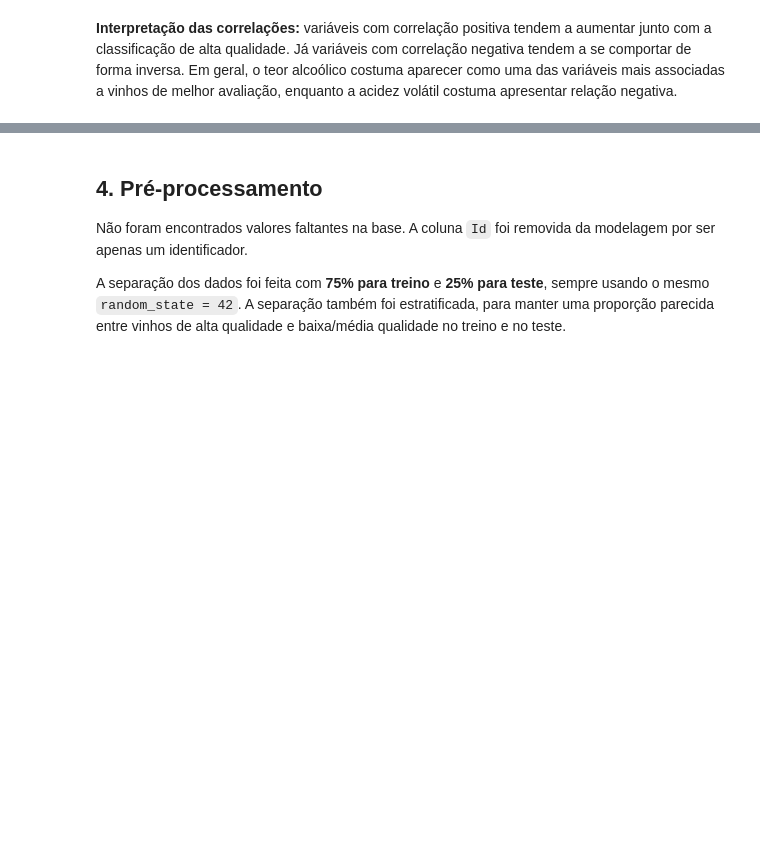
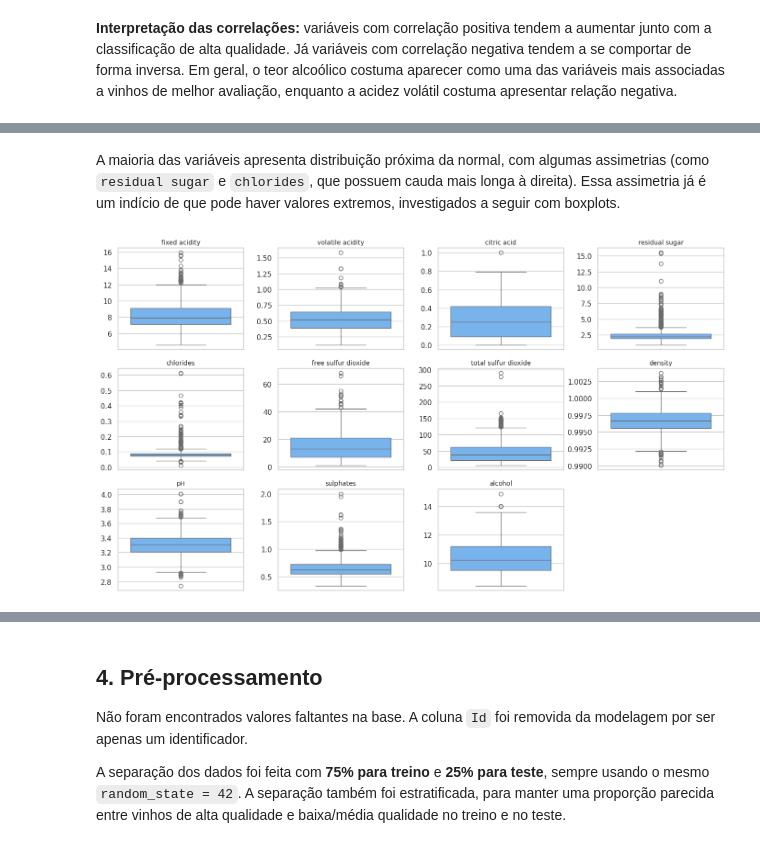
Before and after one commit to joaomottin/TechChallenge-Fase2, a Jupyter notebook: notebooks/analise_wine_quality.ipynb, the cells around one changed output, grey strips where cells are left out. Saved outputs shown, nothing was run; the diff lists cells and outputs as text; code cells hidden in the pictures; blank space fills up the shorter version.

Commit message:
Adição de gráficos de Outliers

```diff
--- a/notebooks/analise_wine_quality.ipynb
+++ b/notebooks/analise_wine_quality.ipynb
@@ -222,0 +241,14 @@ Name: quality_binary, dtype: float64
+# %% [markdown]
+A maioria das variáveis apresenta distribuição próxima da normal, com algumas assimetrias (como `residual sugar` e `chlorides`, que possuem cauda mais longa à direita). Essa assimetria já é um indício de que pode haver valores extremos, investigados a seguir com boxplots.
+# %%
+plt.figure(figsize=(14, 8))
+for i, col in enumerate(colunas_numericas):
+    plt.subplot(3, 4, i + 1)
+    sns.boxplot(y=df[col], color='#66b3ff')
+    plt.title(col, fontsize=10)
+    plt.ylabel('')
+plt.tight_layout()
+plt.savefig(RESULTS_PATH / 'boxplots_outliers.png', dpi=120)
+plt.show()
+# %% [output]
+[figure, added]
```
Also changed, not shown: parts of 5 cells of this notebook, 2 other files.
